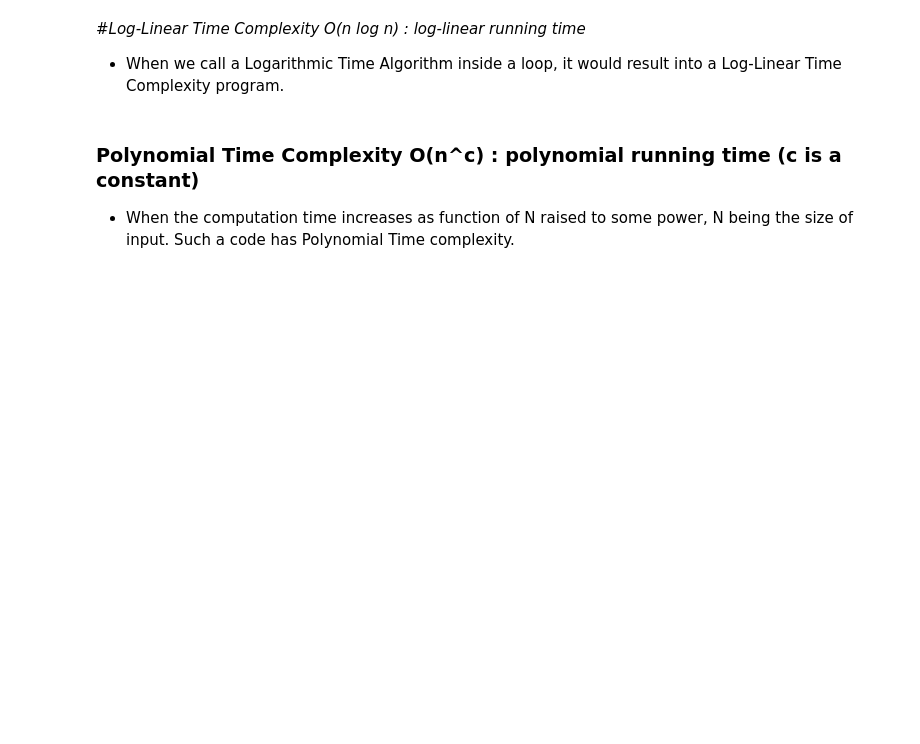
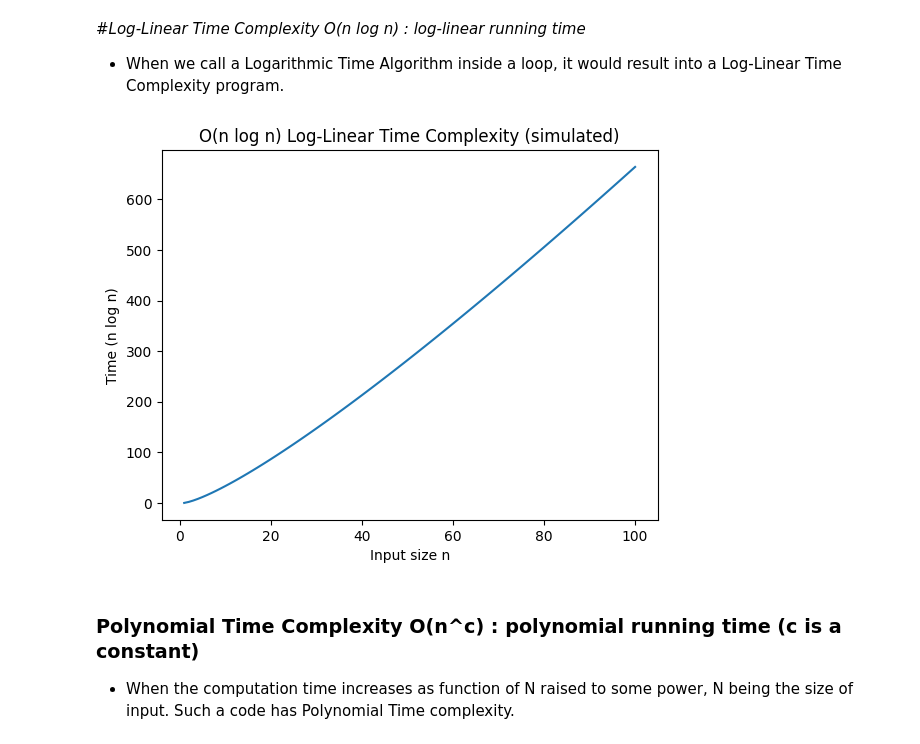
Before and after one commit to Sameer240725/ALGORITHM-LAB, a Jupyter notebook: Lab_3_Growth_of_function.ipynb, the cells around one changed output. Cells and saved outputs as stored; diff of their text form; code cells hidden in the pictures; blank space fills up the shorter version.

```diff
--- a/Lab_3_Growth_of_function.ipynb
+++ b/Lab_3_Growth_of_function.ipynb
@@ -87,3 +176,30 @@ result into a Log-Linear Time Complexity program.
+# %%
+#Prob_5 Take Suitable example and write function that runs in log-linear time. plot the graph as well, similar to above example.
+
+import matplotlib.pyplot as plt
+import math
+
+def log_linear_operation(n):
+    # Simulate n log n complexity
+    # For simplicity, we'll return n * log2(n) as the 'time' for an input size 'n'
+    if n <= 1:
+        return 0
+    return n * math.log2(n)
+
+n_values = list(range(1, 101)) # Input sizes from 1 to 100
+time_values = []
+
+for n in n_values:
+    time_values.append(log_linear_operation(n))
+
+plt.figure()
+plt.plot(n_values, time_values)
+plt.xlabel("Input size n")
+plt.ylabel("Time (n log n)")
+plt.title("O(n log n) Log-Linear Time Complexity (simulated)")
+plt.show()
+# %% [output]
+[figure, added]
 # %% [markdown]
 ### Polynomial Time Complexity O(n^c) : polynomial running time (c is a constant)
 
```
Also changed, not shown: parts of 14 cells of this notebook.
